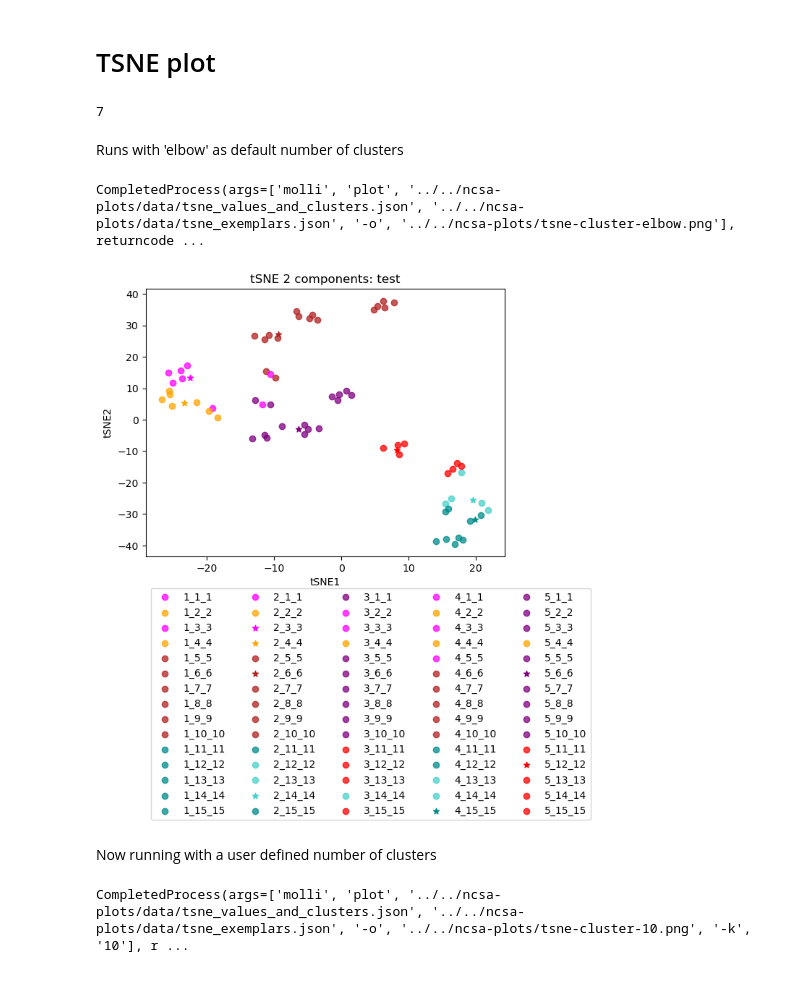
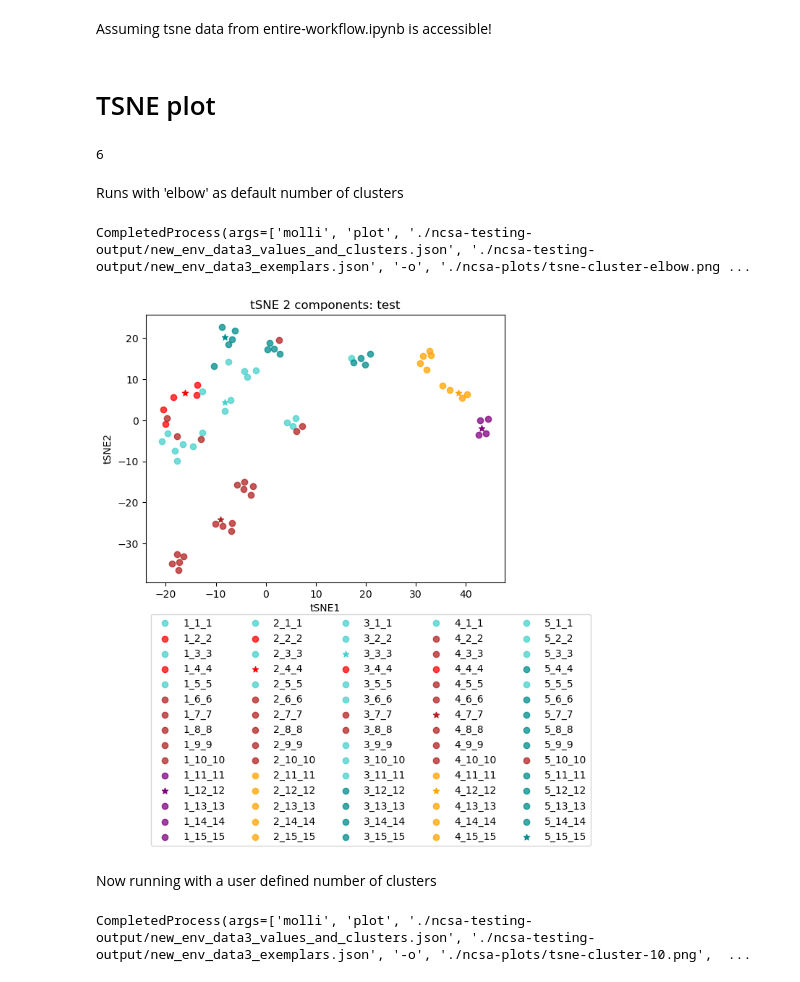
Before and after one commit to SEDenmarkLab/molli, a Jupyter notebook: ncsa-testing/data-viz.ipynb, the cells around one changed output. Drawn from its saved outputs; the diff is of its cells as text; code cells hidden in the pictures.

```diff
--- a/ncsa-testing/data-viz.ipynb
+++ b/ncsa-testing/data-viz.ipynb
@@ -5,14 +13,16 @@ import json
+# %% [markdown]
+Assuming tsne data from entire-workflow.ipynb is accessible!
 # %% [markdown]
 # TSNE plot
 # %%
 # locating "elbow" index at end of exemplars list
-with open('../../ncsa-plots/data/tsne_exemplars.json') as f:
+with open(f'{in_dir}new_env_data3_exemplars.json') as f:
     exemp = json.load(f)
 knee = exemp[-1]
 print(knee)
 # This is just to illustrate where elbow is. It is not necessary to run the plot script
 # %% [output]
-7
+6
 # %% [markdown]
 Runs with 'elbow' as default number of clusters
 # %%
@@ -20,19 +30,19 @@ subprocess.run(
     [
         'molli',
         'plot',
-        '../../ncsa-plots/data/tsne_values_and_clusters.json',
-        '../../ncsa-plots/data/tsne_exemplars.json',
+        f'{in_dir}new_env_data3_values_and_clusters.json',
+        f'{in_dir}new_env_data3_exemplars.json',
         '-o',
-        '../../ncsa-plots/tsne-cluster-elbow.png'
+        f'{out_dir}tsne-cluster-elbow.png'
     ]
 )
 # %% [output]
-CompletedProcess(args=['molli', 'plot', '../../ncsa-plots/data/tsne_values_and_clusters.json', '../../ncsa-plots/data/tsne_exemplars.json', '-o', '../../ncsa-plots/tsne-cluster-elbow.png'], returncode ...
+CompletedProcess(args=['molli', 'plot', './ncsa-testing-output/new_env_data3_values_and_clusters.json', './ncsa-testing-output/new_env_data3_exemplars.json', '-o', './ncsa-plots/tsne-cluster-elbow.png ...
 # %%
 from IPython import display
-display.Image('../../ncsa-plots/tsne-cluster-elbow.png')
+display.Image(f'{out_dir}tsne-cluster-elbow.png')
 # %% [output]
-[figure, old version]
+[figure, new version]
 # %% [markdown]
 Now running with a user defined number of clusters
 # %%
@@ -40,14 +50,14 @@ subprocess.run(
     [
         'molli',
         'plot',
-        '../../ncsa-plots/data/tsne_values_and_clusters.json',
-        '../../ncsa-plots/data/tsne_exemplars.json',
+        f'{in_dir}new_env_data3_values_and_clusters.json',
+        f'{in_dir}new_env_data3_exemplars.json',
         '-o',
-        '../../ncsa-plots/tsne-cluster-10.png',
+        f'{out_dir}tsne-cluster-10.png',
         '-k',
         '10'
     ]
 )
 # %% [output]
-CompletedProcess(args=['molli', 'plot', '../../ncsa-plots/data/tsne_values_and_clusters.json', '../../ncsa-plots/data/tsne_exemplars.json', '-o', '../../ncsa-plots/tsne-cluster-10.png', '-k', '10'], r ...
+CompletedProcess(args=['molli', 'plot', './ncsa-testing-output/new_env_data3_values_and_clusters.json', './ncsa-testing-output/new_env_data3_exemplars.json', '-o', './ncsa-plots/tsne-cluster-10.png',  ...
 # %%
```
Also changed, not shown: parts of 11 cells of this notebook, 2 other files.
